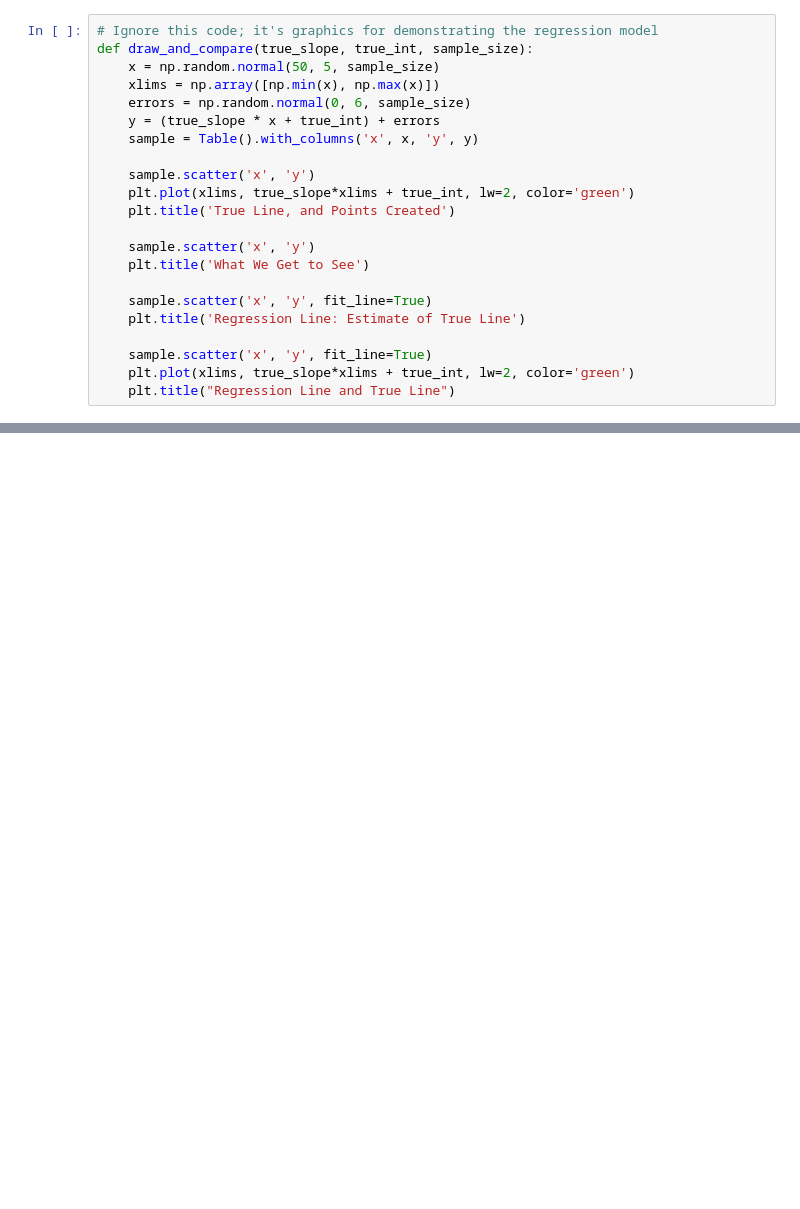
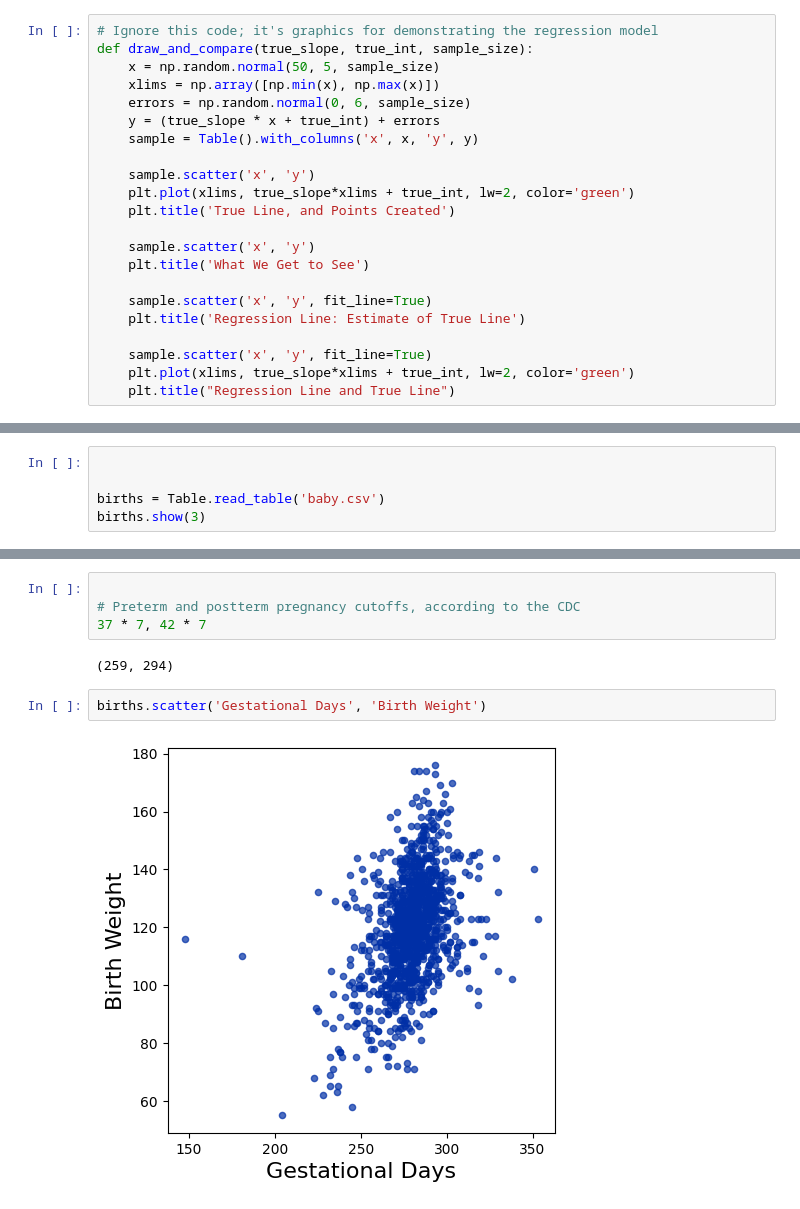
Before and after one commit to lochnes-007/Data8, a Jupyter notebook: 33-RegressionInference.ipynb, the cells around one changed output, grey strips where cells are left out. Saved outputs shown, nothing was run; the diff lists cells and outputs as text; blank space fills up the shorter version.

```diff
--- a/33-RegressionInference.ipynb
+++ b/33-RegressionInference.ipynb
@@ -59,0 +74,5 @@ def draw_and_compare(true_slope, true_int, sample_size):
+# %%
+
+
+births = Table.read_table('baby.csv')
+births.show(3)
@@ -59,0 +85,10 @@ def draw_and_compare(true_slope, true_int, sample_size):
+# %%
+
+# Preterm and postterm pregnancy cutoffs, according to the CDC
+37 * 7, 42 * 7
+# %% [output]
+(259, 294)
+# %%
+births.scatter('Gestational Days', 'Birth Weight')
+# %% [output]
+[figure, added]
```
Also changed, not shown: parts of 10 cells of this notebook.
